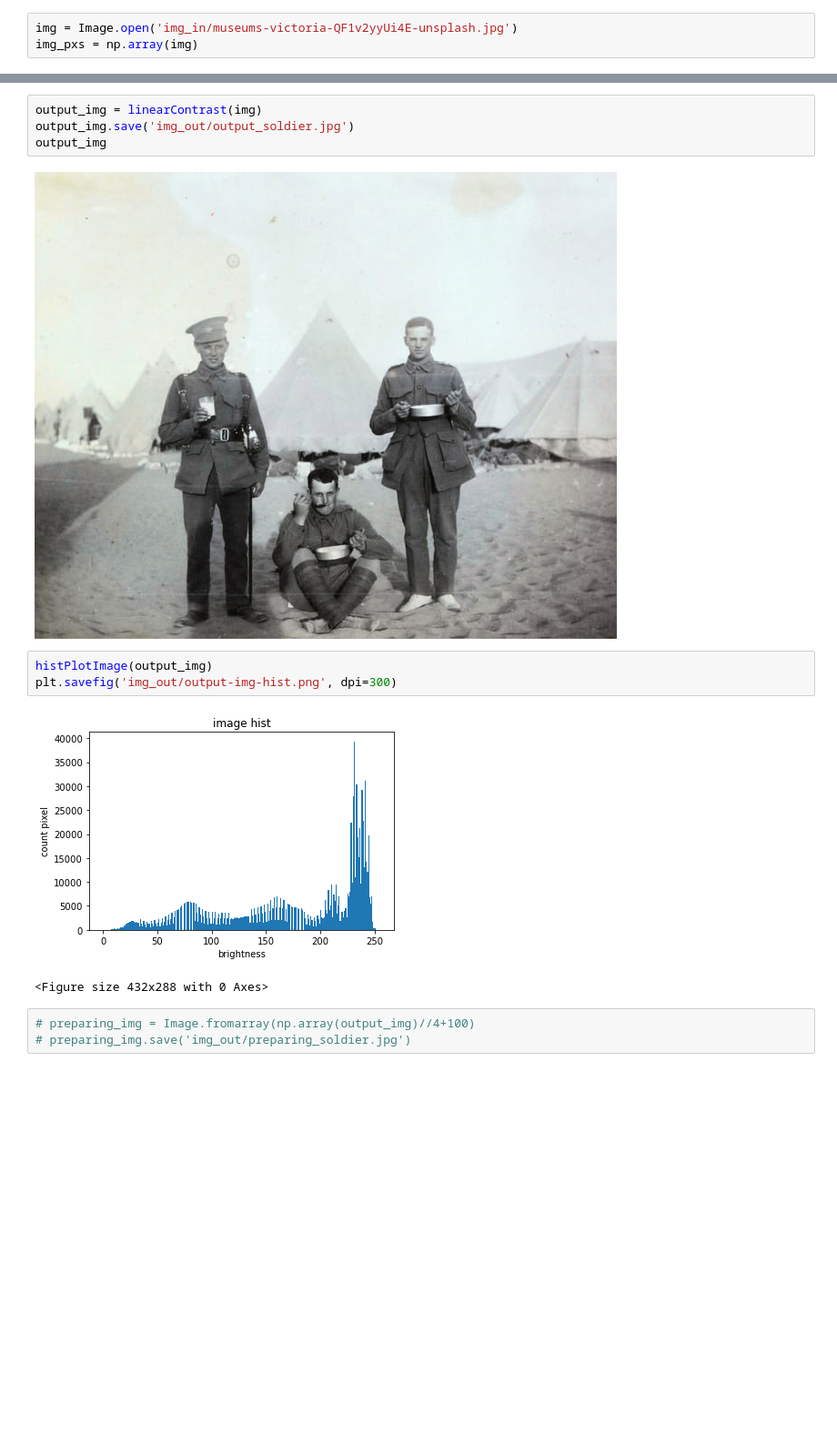
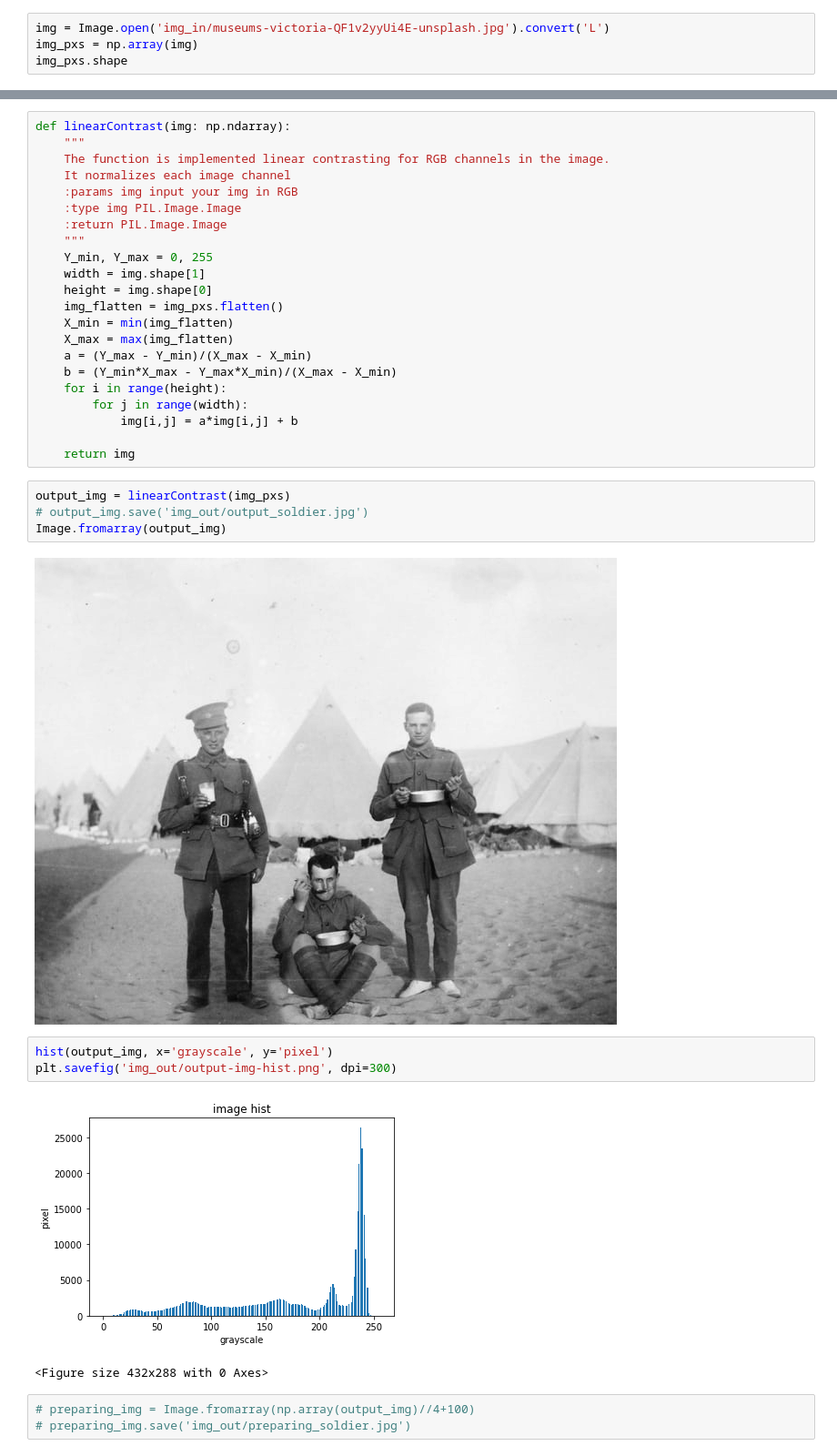
Before and after one commit to yaroslavtsepkov/image-analysis-processing, a Jupyter notebook: 01-image-preprocessing-analysis-tsepkov-yaroslav.ipynb, the cells around one changed output, grey strips where cells are left out. Shown: that part at 91% size. Drawn from its saved outputs; the diff is of its cells as text; blank space fills up the shorter version.

```diff
--- a/01-image-preprocessing-analysis-tsepkov-yaroslav.ipynb
+++ b/01-image-preprocessing-analysis-tsepkov-yaroslav.ipynb
@@ -7,3 +8,4 @@ import matplotlib.pyplot as plt
 # %%
-img = Image.open('img_in/museums-victoria-QF1v2yyUi4E-unsplash.jpg')
+img = Image.open('img_in/museums-victoria-QF1v2yyUi4E-unsplash.jpg').convert('L')
 img_pxs = np.array(img)
+img_pxs.shape
@@ -107,14 +75,36 @@ def linearContrast(img: Image.Image):
+# %%
+def linearContrast(img: np.ndarray):
+    """
+    The function is implemented linear contrasting for RGB channels in the image.
+    It normalizes each image channel
+    :params img input your img in RGB
+    :type img PIL.Image.Image
+    :return PIL.Image.Image
+    """
+    Y_min, Y_max = 0, 255
+    width = img.shape[1]
+    height = img.shape[0]
+    img_flatten = img_pxs.flatten()
+    X_min = min(img_flatten)
+    X_max = max(img_flatten)
+    a = (Y_max - Y_min)/(X_max - X_min)
+    b = (Y_min*X_max - Y_max*X_min)/(X_max - X_min)
+    for i in range(height):
+        for j in range(width):
+            img[i,j] = a*img[i,j] + b
+
+    return img
 # %%
-output_img = linearContrast(img)
-output_img.save('img_out/output_soldier.jpg')
-output_img
+output_img = linearContrast(img_pxs)
+# output_img.save('img_out/output_soldier.jpg')
+Image.fromarray(output_img)
 # %% [output]
 [figure]
 # %%
-histPlotImage(output_img)
+hist(output_img, x='grayscale', y='pixel')
 plt.savefig('img_out/output-img-hist.png', dpi=300)
 # %% [output]
-[figure, old version]
+[figure, new version]
 <Figure size 432x288 with 0 Axes>
 # %%
 # preparing_img = Image.fromarray(np.array(output_img)//4+100)
```
Also changed, not shown: parts of 15 cells of this notebook, 15 other files.
